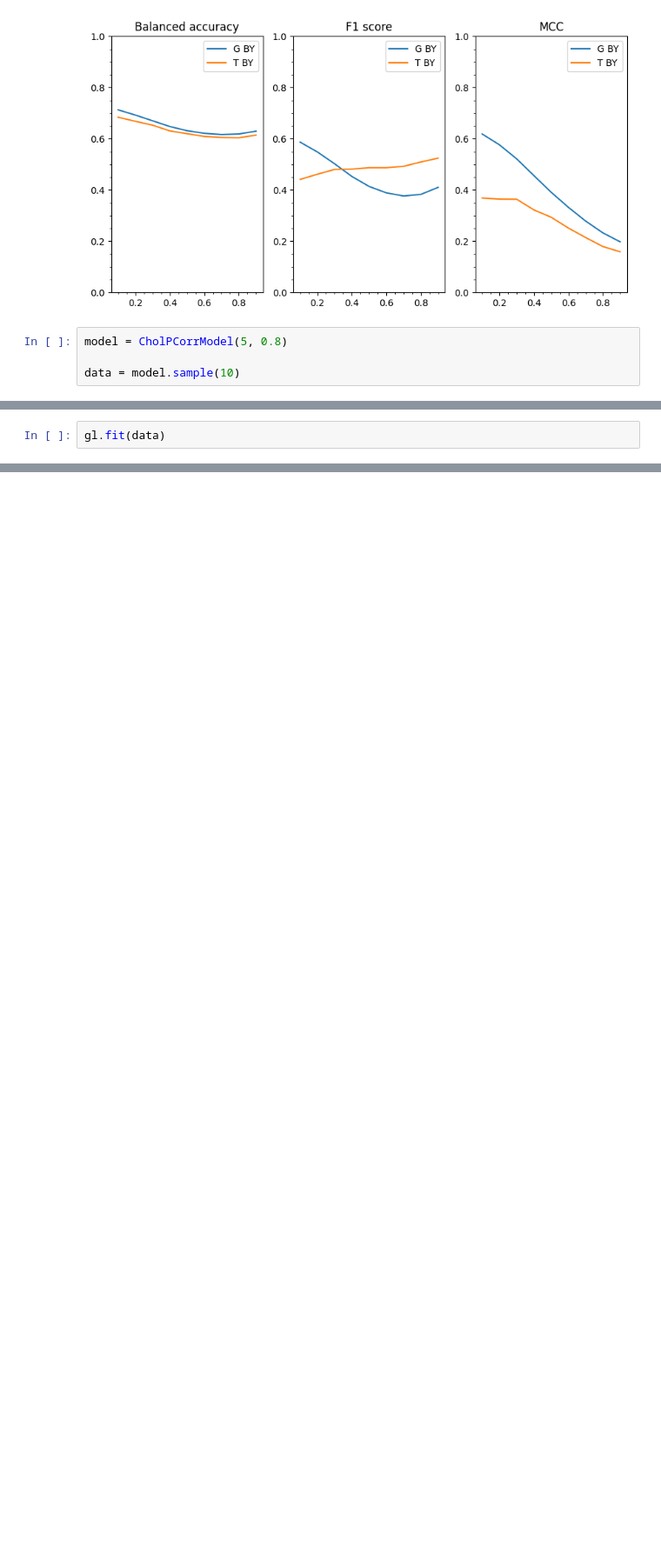
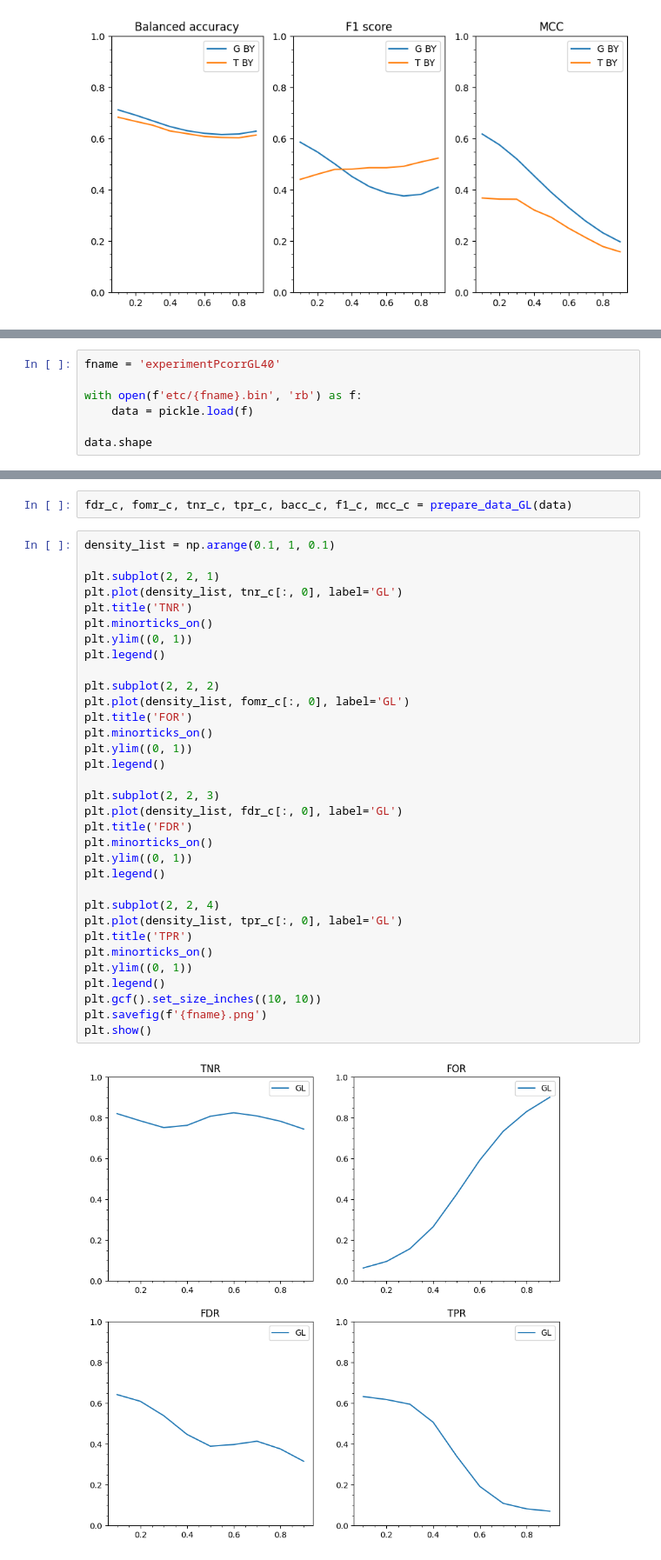
Before and after one commit to cofofprom/GGMS_framework, a Jupyter notebook: test.ipynb, the cells around one changed output, grey strips where cells are left out. Shown at 87% size. Saved outputs shown, nothing was run; the diff lists cells and outputs as text; blank space fills up the shorter version.

```diff
--- a/test.ipynb
+++ b/test.ipynb
@@ -320,7 +343,3 @@ for num_algo in range(5):
 [figure]
 [figure]
 [figure]
-# %%
-model = CholPCorrModel(5, 0.8)
-
-data = model.sample(10)
@@ -335,2 +345,0 @@ gl = GraphicalLassoCV(tol=1e-6, max_iter=500, assume_centered=False)
-# %%
-gl.fit(data)
@@ -349,0 +348,7 @@ model.confusion(emg)
+# %%
+fname = 'experimentPcorrGL40'
+
+with open(f'etc/{fname}.bin', 'rb') as f:
+    data = pickle.load(f)
+
+data.shape
@@ -349,0 +399,37 @@ model.confusion(emg)
+# %%
+fdr_c, fomr_c, tnr_c, tpr_c, bacc_c, f1_c, mcc_c = prepare_data_GL(data)
+# %%
+density_list = np.arange(0.1, 1, 0.1)
+
+plt.subplot(2, 2, 1)
+plt.plot(density_list, tnr_c[:, 0], label='GL')
+plt.title('TNR')
+plt.minorticks_on()
+plt.ylim((0, 1))
+plt.legend()
+
+plt.subplot(2, 2, 2)
+plt.plot(density_list, fomr_c[:, 0], label='GL')
+plt.title('FOR')
+plt.minorticks_on()
+plt.ylim((0, 1))
+plt.legend()
+
+plt.subplot(2, 2, 3)
+plt.plot(density_list, fdr_c[:, 0], label='GL')
+plt.title('FDR')
+plt.minorticks_on()
+plt.ylim((0, 1))
+plt.legend()
+
+plt.subplot(2, 2, 4)
+plt.plot(density_list, tpr_c[:, 0], label='GL')
+plt.title('TPR')
+plt.minorticks_on()
+plt.ylim((0, 1))
+plt.legend()
+plt.gcf().set_size_inches((10, 10))
+plt.savefig(f'{fname}.png')
+plt.show()
+# %% [output]
+[figure, added]
```
Also changed, not shown: parts of 21 cells of this notebook, 1 other file.
